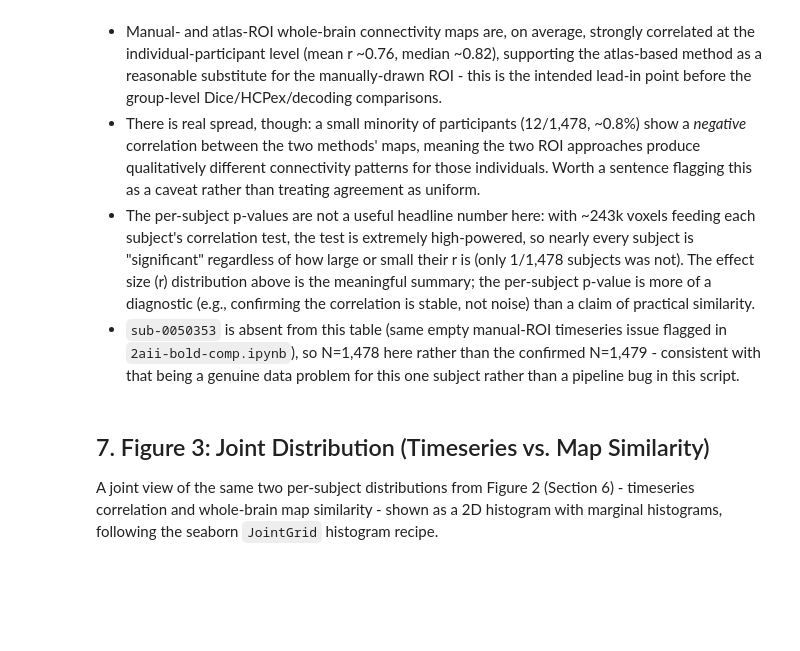
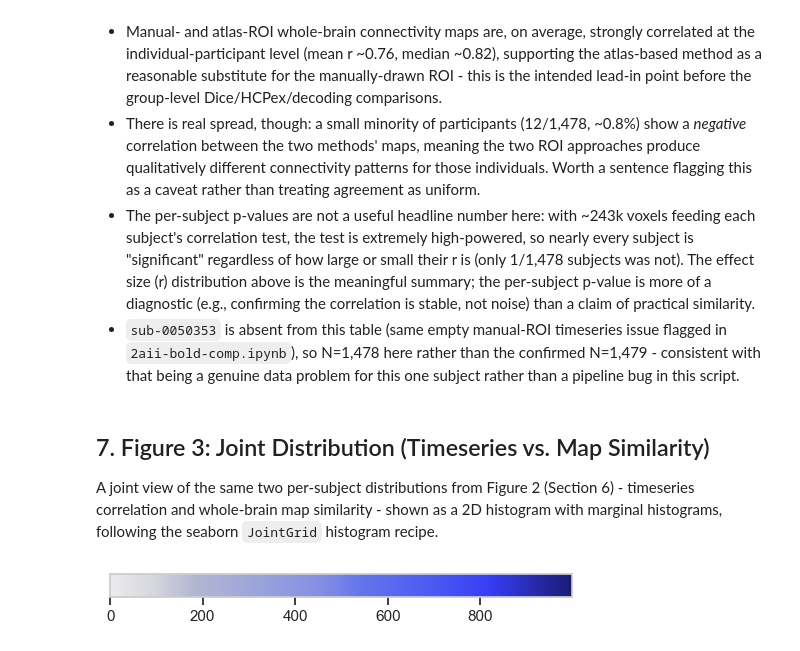
Before and after one commit to chlohamp/habenula-comparison, a Jupyter notebook: 2aiii-pairedttest.ipynb, the cells around one changed output. Cells and saved outputs as stored; diff of their text form; code cells hidden in the pictures; blank space fills up the shorter version.

```diff
--- a/2aiii-pairedttest.ipynb
+++ b/2aiii-pairedttest.ipynb
@@ -339,6 +339,40 @@ Figure saved to: ./dset/derivatives/hb-conn/figure2_joint_scatter.png
 A joint view of the same two per-subject distributions from Figure 2 (Section 6) -
 timeseries correlation and whole-brain map similarity - shown as a 2D histogram with
 marginal histograms, following the seaborn `JointGrid` histogram recipe.
+# %%
+from matplotlib.colors import LinearSegmentedColormap, ListedColormap
+
+#CMAP = "Spectral_r"
+# Define the number of colors in the colormap
+num_colors = 1000
+
+# Define anchor points for key colors using hex values
+colors = [
+    "#ececed",
+    "#d6d7de",
+    "#b3b6d2",
+    "#a3aad8",
+    "#939dde",
+    "#8390e3",
+    "#6374ec",
+    "#5465f0",
+    "#4553f3",
+    "#373ef6",
+    "#282cb3",
+    "#191c74",
+]
+# Create a smooth interpolation for the custom colormap
+joint_cmap = LinearSegmentedColormap.from_list("custom_cmap", colors, N=num_colors)
+
+# Plot the color gradient
+plt.figure(figsize=(8, 2))
+plt.imshow([list(range(num_colors))], aspect="auto", cmap=joint_cmap)
+plt.gca().set_visible(False)
+plt.colorbar(orientation="horizontal")
+display(plt.gcf())
+plt.close()
+# %% [output]
+[figure, added]
 # %%
 #sns.set_theme(style="ticks")
 
```
Also changed, not shown: parts of 2 cells of this notebook, 1 other file.
